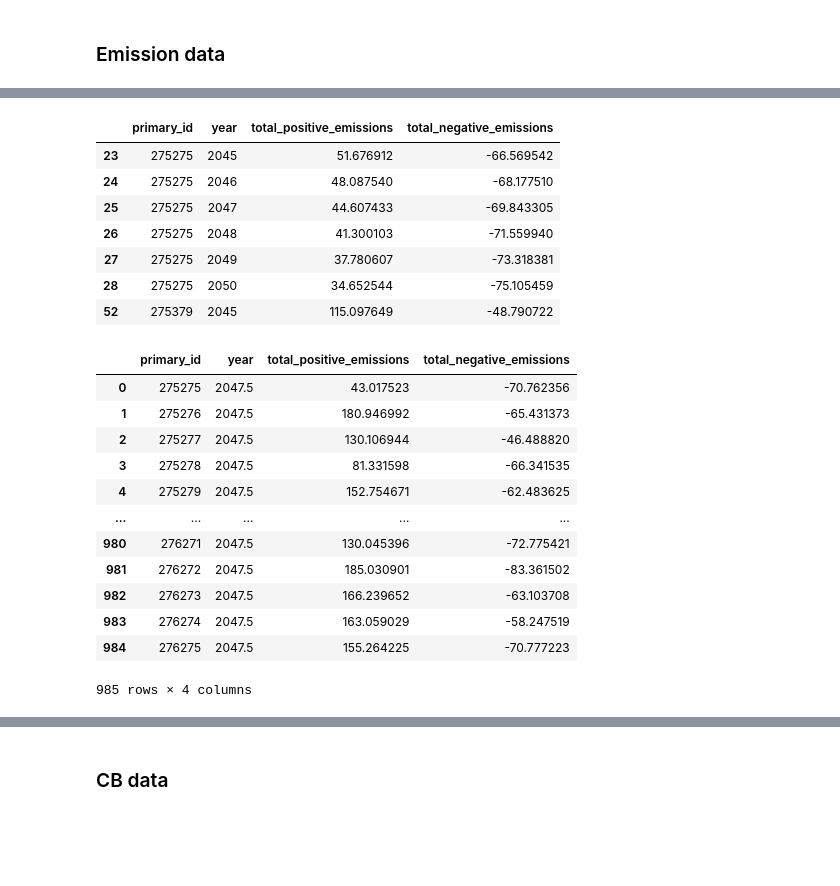
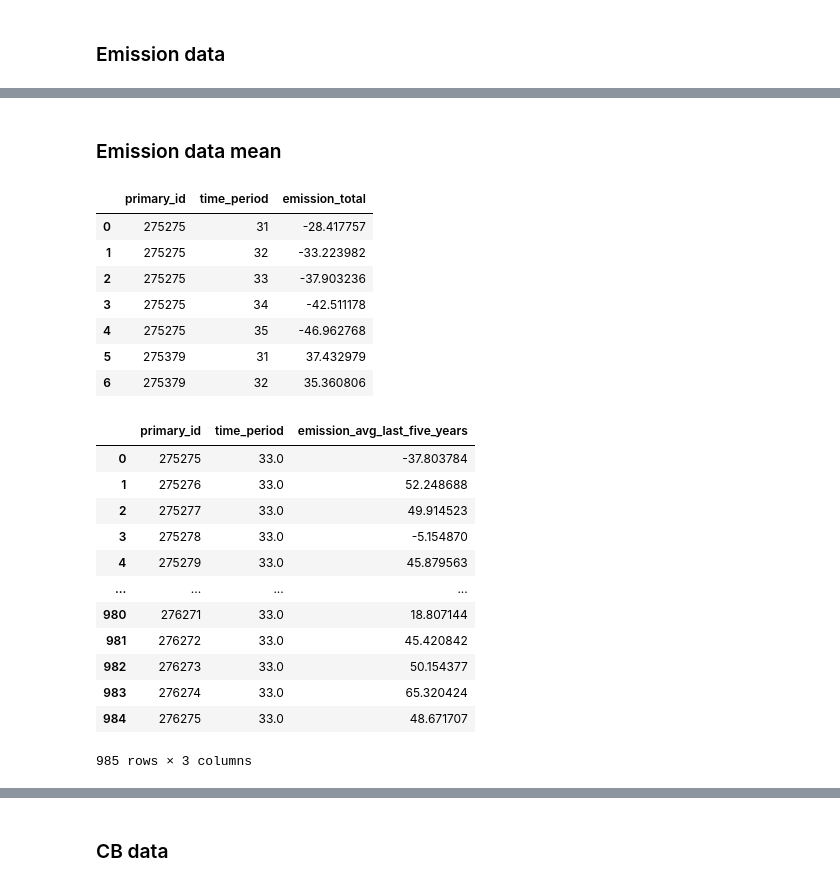
Before and after one commit to sisepuede-framework/ssp_louisiana, a Jupyter notebook: metamodel/notebooks/etl_4.1.ipynb, the cells around one changed output, grey strips where cells are left out. Cells and saved outputs as stored; diff of their text form; code cells hidden in the pictures; blank space fills up the shorter version.

Commit message:
update etl 4.1 notebook adding two different ways to aggregate emissions

```diff
--- a/metamodel/notebooks/etl_4.1.ipynb
+++ b/metamodel/notebooks/etl_4.1.ipynb
@@ -134,5 +135,5 @@ wide_inputs_outputs_df["year"] = wide_inputs_outputs_df["time_period"] + 2015
 # %%
 # Filter to only emission columns avoiding "subsector" total columns
-la_emissions_df = wide_inputs_outputs_df[["primary_id", "time_period", "year"] + [c for c in wide_inputs_outputs_df.columns if "emission_" in c and "subsector_total" not in c]]
+la_emissions_df = wide_inputs_outputs_df[["primary_id", "time_period"] + subsector_total_vars]
 la_emissions_df.head()
 # %% [output]
@@ -277,0 +202,5 @@ la_emissions_totals_df.head()
+# %%
+# Sum all the subsector emission columns across axis=1
+la_emission_total_df = la_emissions_df.copy()
+la_emission_total_df["emission_total"] = la_emission_total_df[subsector_total_vars].sum(axis=1)
+la_emission_total_df.head()
@@ -277,0 +214,4 @@ la_emissions_totals_df.head()
+# %%
+# Keep only the primary_id, time_period, and emission_total columns
+la_emission_total_df = la_emission_total_df[["primary_id", "time_period", "emission_total"]]
+la_emission_total_df.head()
@@ -278,33 +250,39 @@ la_emissions_totals_df.head()
+# %% [markdown]
+### Emission data mean
 # %%
-# Filter out rows with year < 2045
-la_emissions_totals_df = la_emissions_totals_df[la_emissions_totals_df["year"] > 2044]
-la_emissions_totals_df.head(7)
+# Filter out rows with time_period < 31
+la_filtered_emission_total_df = la_emission_total_df[la_emission_total_df["time_period"] >= 31]
+la_filtered_emission_total_df = la_filtered_emission_total_df.reset_index(drop=True)
+la_filtered_emission_total_df.head(7)
 # %% [output]
-|  | primary_id | year | total_positive_emissions | total_negative_emissions |
-| 23 | 275275 | 2045 | 51.676912 | -66.569542 |
-| 24 | 275275 | 2046 | 48.087540 | -68.177510 |
-| 25 | 275275 | 2047 | 44.607433 | -69.843305 |
-| 26 | 275275 | 2048 | 41.300103 | -71.559940 |
-| 27 | 275275 | 2049 | 37.780607 | -73.318381 |
-| 28 | 275275 | 2050 | 34.652544 | -75.105459 |
-| 52 | 275379 | 2045 | 115.097649 | -48.790722 |
+|  | primary_id | time_period | emission_total |
+| 0 | 275275 | 31 | -28.417757 |
+| 1 | 275275 | 32 | -33.223982 |
+| 2 | 275275 | 33 | -37.903236 |
+| 3 | 275275 | 34 | -42.511178 |
+| 4 | 275275 | 35 | -46.962768 |
+| 5 | 275379 | 31 | 37.432979 |
+| 6 | 275379 | 32 | 35.360806 |
 # %%
-# aggregate data by primary_id and region by summing the emissions
-la_emissions_df_agg = la_emissions_totals_df.groupby(["primary_id"]).mean().reset_index()
-la_emissions_df_agg
+# aggregate data by primary_id by summing the emissions
+la_emission_df_mean_agg = la_filtered_emission_total_df.groupby(["primary_id"]).mean().reset_index()
+
+# Rename emission_total to emission_avg_last_five_years
+la_emission_df_mean_agg.rename(columns={"emission_total": "emission_avg_last_five_years"}, inplace=True)
+la_emission_df_mean_agg
 # %% [output]
-|  | primary_id | year | total_positive_emissions | total_negative_emissions |
-| 0 | 275275 | 2047.5 | 43.017523 | -70.762356 |
-| 1 | 275276 | 2047.5 | 180.946992 | -65.431373 |
-| 2 | 275277 | 2047.5 | 130.106944 | -46.488820 |
-| 3 | 275278 | 2047.5 | 81.331598 | -66.341535 |
-| 4 | 275279 | 2047.5 | 152.754671 | -62.483625 |
-| ... | ... | ... | ... | ... |
-| 980 | 276271 | 2047.5 | 130.045396 | -72.775421 |
-| 981 | 276272 | 2047.5 | 185.030901 | -83.361502 |
-| 982 | 276273 | 2047.5 | 166.239652 | -63.103708 |
-| 983 | 276274 | 2047.5 | 163.059029 | -58.247519 |
-| 984 | 276275 | 2047.5 | 155.264225 | -70.777223 |
+|  | primary_id | time_period | emission_avg_last_five_years |
+| 0 | 275275 | 33.0 | -37.803784 |
+| 1 | 275276 | 33.0 | 52.248688 |
+| 2 | 275277 | 33.0 | 49.914523 |
+| 3 | 275278 | 33.0 | -5.154870 |
+| 4 | 275279 | 33.0 | 45.879563 |
+| ... | ... | ... | ... |
+| 980 | 276271 | 33.0 | 18.807144 |
+| 981 | 276272 | 33.0 | 45.420842 |
+| 982 | 276273 | 33.0 | 50.154377 |
+| 983 | 276274 | 33.0 | 65.320424 |
+| 984 | 276275 | 33.0 | 48.671707 |
-985 rows × 4 columns
+985 rows × 3 columns
 # %%
 # Drop year column as it is no longer needed
```
Also changed, not shown: parts of 25 cells of this notebook.
